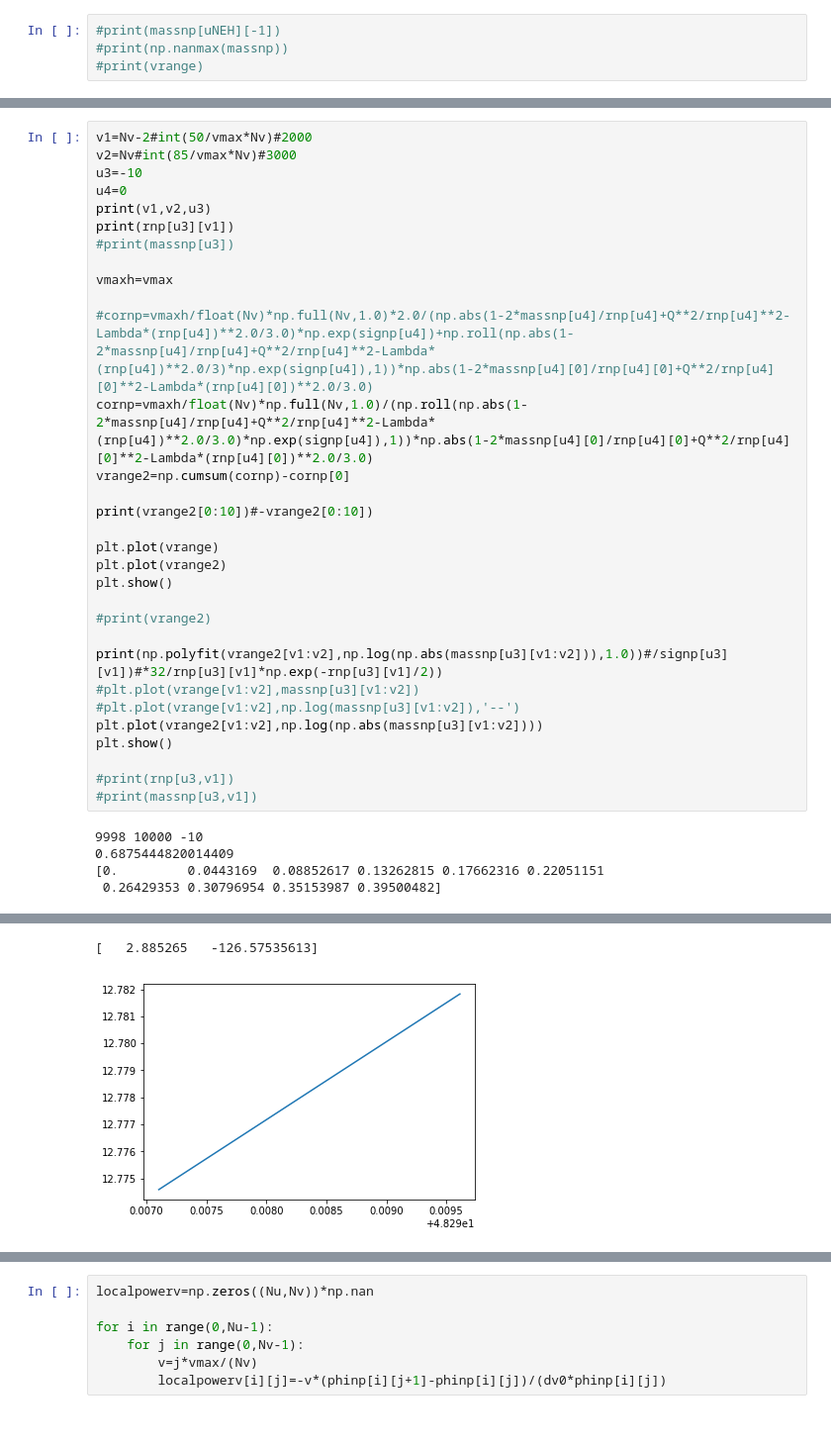
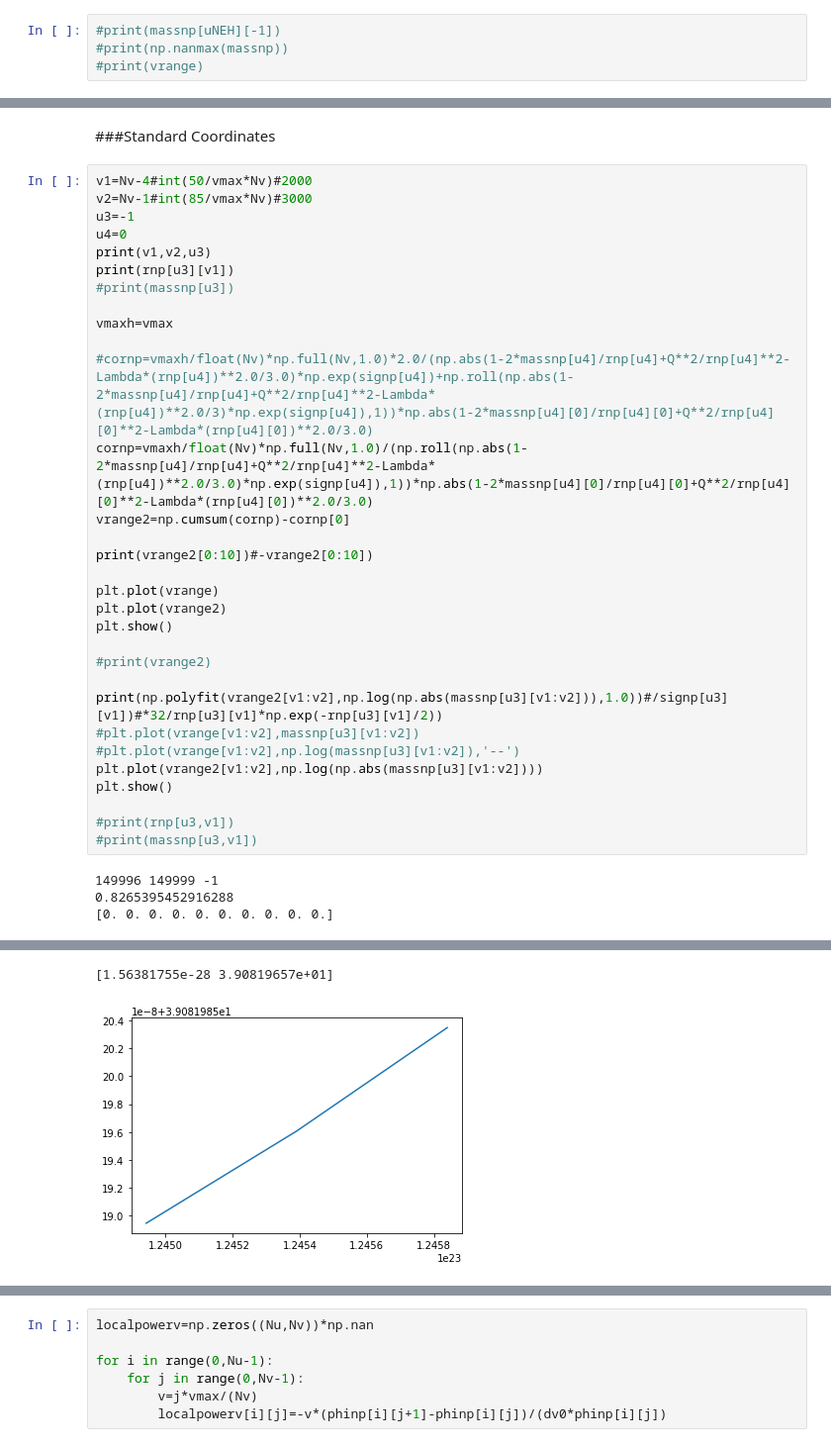
Before and after one commit to bpiotrzkowski/Double-Null-Code, a Jupyter notebook: Mass-Scalar Field Analyzer.ipynb, the cells around one changed output, grey strips where cells are left out. Shown at 99% size. Saved outputs shown, nothing was run; the diff lists cells and outputs as text.

```diff
--- a/Mass-Scalar Field Analyzer.ipynb
+++ b/Mass-Scalar Field Analyzer.ipynb
@@ -442,7 +417,9 @@ print(vmax)
+# %% [markdown]
+###Standard Coordinates
 # %%
-v1=Nv-2#int(50/vmax*Nv)#2000
-v2=Nv#int(85/vmax*Nv)#3000
-u3=-10
+v1=Nv-4#int(50/vmax*Nv)#2000
+v2=Nv-1#int(85/vmax*Nv)#3000
+u3=-1
 u4=0
 print(v1,v2,u3)
 print(rnp[u3][v1])
@@ -471,7 +448,6 @@ plt.show()
 #print(rnp[u3,v1])
 #print(massnp[u3,v1])
 # %% [output]
-9998 10000 -10
-0.6875444820014409
-[0.         0.0443169  0.08852617 0.13262815 0.17662316 0.22051151
- 0.26429353 0.30796954 0.35153987 0.39500482]
+149996 149999 -1
+0.8265395452916288
+[0. 0. 0. 0. 0. 0. 0. 0. 0. 0.]
@@ -479,5 +455,5 @@ plt.show()
-[   2.885265   -126.57535613]
+[1.56381755e-28 3.90819657e+01]
-[figure, old version]
+[figure, new version]
 # %%
 #print(kappa(fr,rminus,massnp[u3],Q,Lambda))
 print(kappa(fr,rminus,M,Q,Lambda))
```
Also changed, not shown: parts of 17 cells of this notebook, 2 other files.
